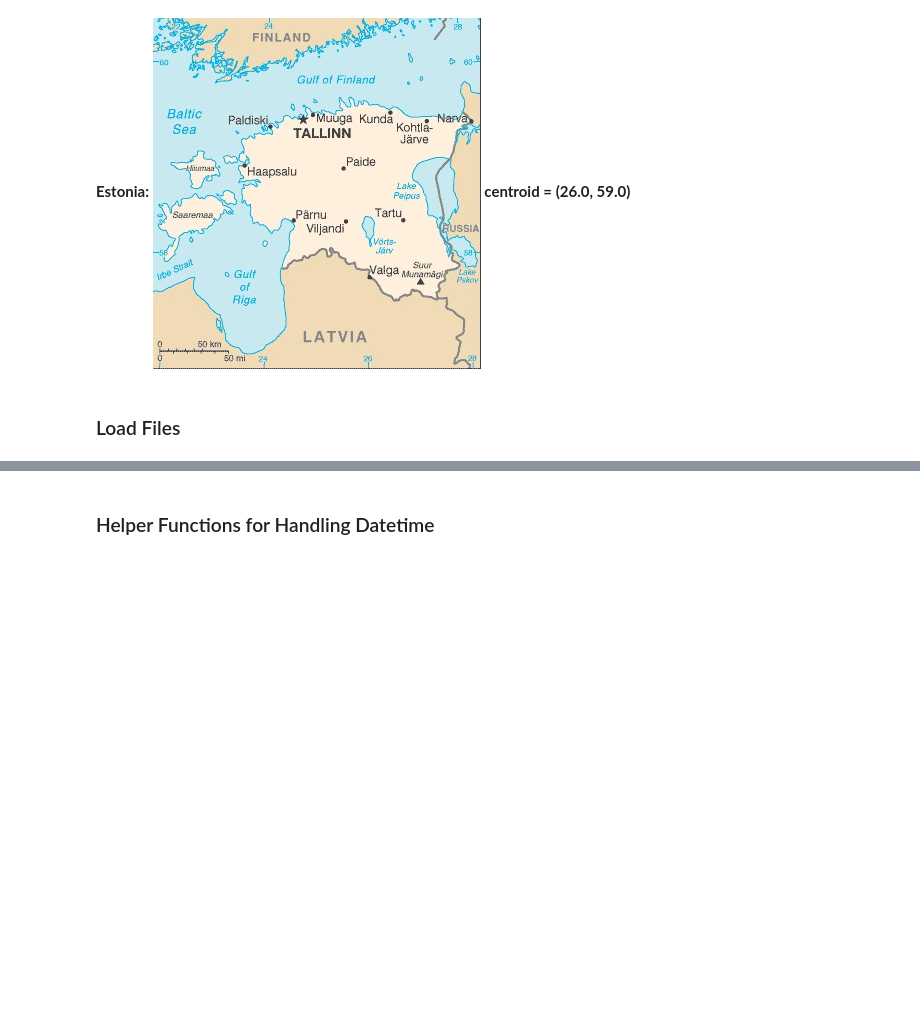
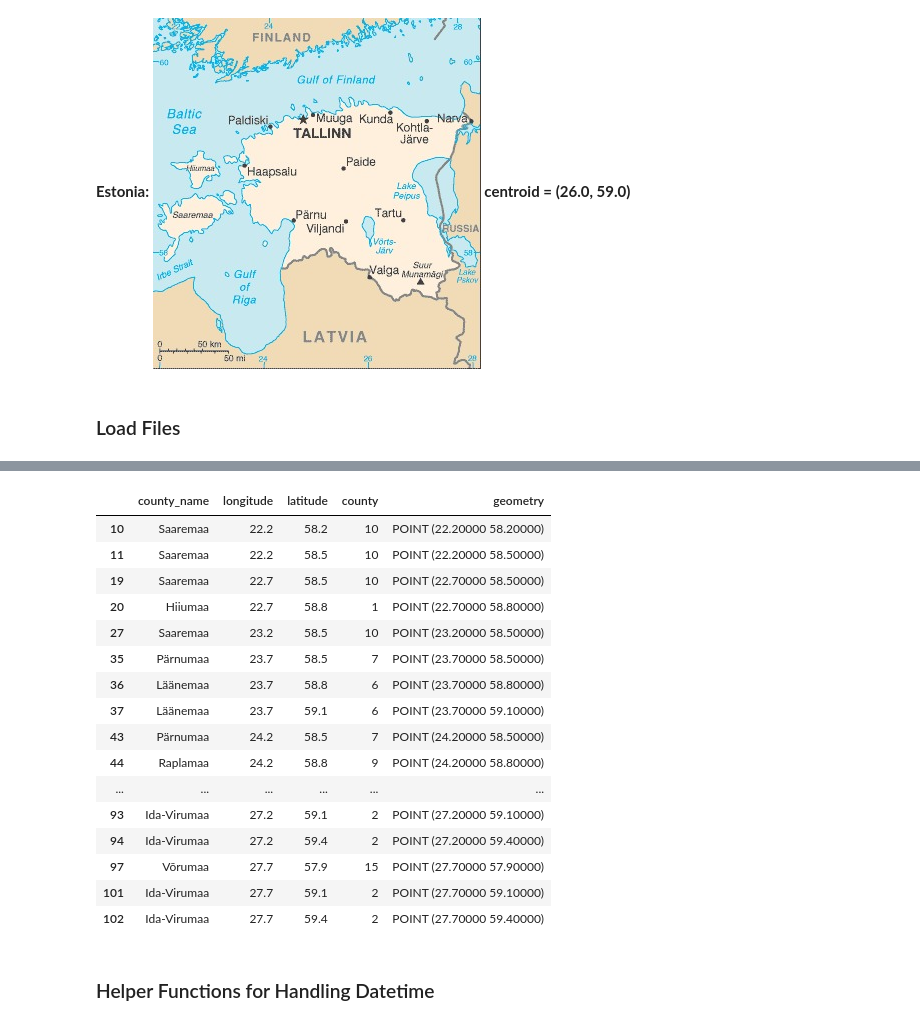
Before and after one commit to blcrosbie/kaggle, a Jupyter notebook: predict-energy-behavior-of-prosumers/Enefit Prosumer Behavior Prediction.ipynb, the cells around one changed output, grey strips where cells are left out. Drawn from its saved outputs; the diff is of its cells as text; code cells hidden in the pictures; blank space fills up the shorter version.

```diff
--- a/predict-energy-behavior-of-prosumers/Enefit Prosumer Behavior Prediction.ipynb
+++ b/predict-energy-behavior-of-prosumers/Enefit Prosumer Behavior Prediction.ipynb
@@ -89,3 +90,23 @@ plt.tight_layout();
+# %%
+station_gdf
+# %% [output]
+|  | county_name | longitude | latitude | county | geometry |
+| 10 | Saaremaa | 22.2 | 58.2 | 10 | POINT (22.20000 58.20000) |
+| 11 | Saaremaa | 22.2 | 58.5 | 10 | POINT (22.20000 58.50000) |
+| 19 | Saaremaa | 22.7 | 58.5 | 10 | POINT (22.70000 58.50000) |
+| 20 | Hiiumaa | 22.7 | 58.8 | 1 | POINT (22.70000 58.80000) |
+| 27 | Saaremaa | 23.2 | 58.5 | 10 | POINT (23.20000 58.50000) |
+| 35 | Pärnumaa | 23.7 | 58.5 | 7 | POINT (23.70000 58.50000) |
+| 36 | Läänemaa | 23.7 | 58.8 | 6 | POINT (23.70000 58.80000) |
+| 37 | Läänemaa | 23.7 | 59.1 | 6 | POINT (23.70000 59.10000) |
+| 43 | Pärnumaa | 24.2 | 58.5 | 7 | POINT (24.20000 58.50000) |
+| 44 | Raplamaa | 24.2 | 58.8 | 9 | POINT (24.20000 58.80000) |
+| ... | ... | ... | ... | ... | ... |
+| 93 | Ida-Virumaa | 27.2 | 59.1 | 2 | POINT (27.20000 59.10000) |
+| 94 | Ida-Virumaa | 27.2 | 59.4 | 2 | POINT (27.20000 59.40000) |
+| 97 | Võrumaa | 27.7 | 57.9 | 15 | POINT (27.70000 57.90000) |
+| 101 | Ida-Virumaa | 27.7 | 59.1 | 2 | POINT (27.70000 59.10000) |
+| 102 | Ida-Virumaa | 27.7 | 59.4 | 2 | POINT (27.70000 59.40000) |
 # %% [markdown]
 ### Helper Functions for Handling Datetime
 # %%
```
Also changed, not shown: parts of 37 cells of this notebook, 2 other files.
